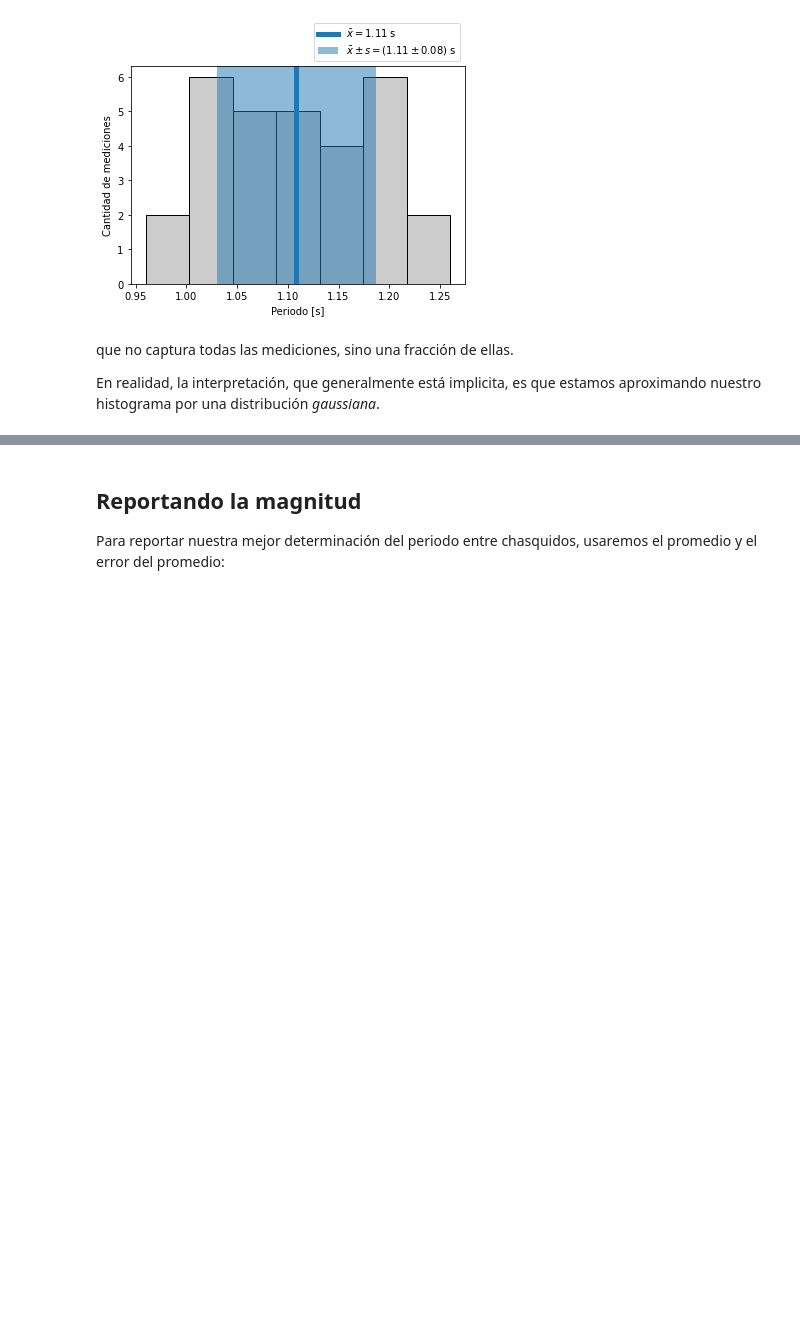
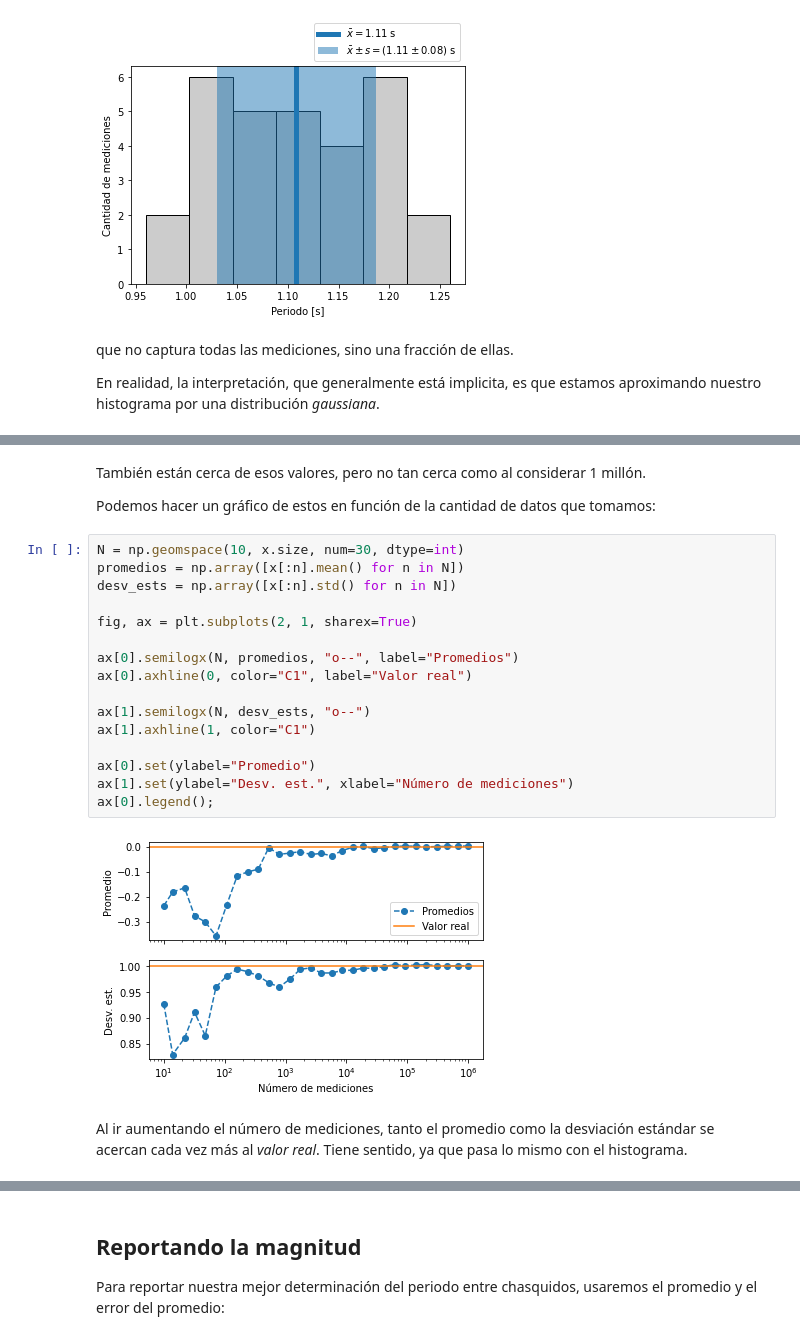
Before and after one commit to federicooo1/labo1, a Jupyter notebook: _sources/clase_1/02_estocastico.ipynb, the cells around one changed output, grey strips where cells are left out. Cells and saved outputs as stored; diff of their text form; blank space fills up the shorter version.

```diff
--- a/_sources/clase_1/02_estocastico.ipynb
+++ b/_sources/clase_1/02_estocastico.ipynb
@@ -540,0 +468,24 @@ Comparemos los valores "experimentales" para el error del promedio $|\bar{x} - \
+# %% [markdown]
+También están cerca de esos valores, pero no tan cerca como al considerar 1 millón.
+
+Podemos hacer un gráfico de estos en función de la cantidad de datos que tomamos:
+# %%
+N = np.geomspace(10, x.size, num=30, dtype=int)
+promedios = np.array([x[:n].mean() for n in N])
+desv_ests = np.array([x[:n].std() for n in N])
+
+fig, ax = plt.subplots(2, 1, sharex=True)
+
+ax[0].semilogx(N, promedios, "o--", label="Promedios")
+ax[0].axhline(0, color="C1", label="Valor real")
+
+ax[1].semilogx(N, desv_ests, "o--")
+ax[1].axhline(1, color="C1")
+
+ax[0].set(ylabel="Promedio")
+ax[1].set(ylabel="Desv. est.", xlabel="Número de mediciones")
+ax[0].legend();
+# %% [output]
+[figure, added]
+# %% [markdown]
+Al ir aumentando el número de mediciones, tanto el promedio como la desviación estándar se acercan cada vez más al *valor real*. Tiene sentido, ya que pasa lo mismo con el histograma.
```
Also changed, not shown: parts of 26 cells of this notebook, 14 other files.
